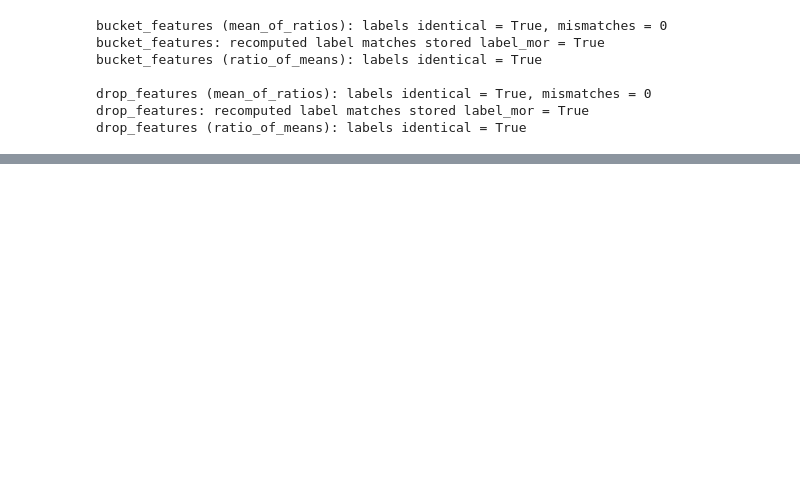
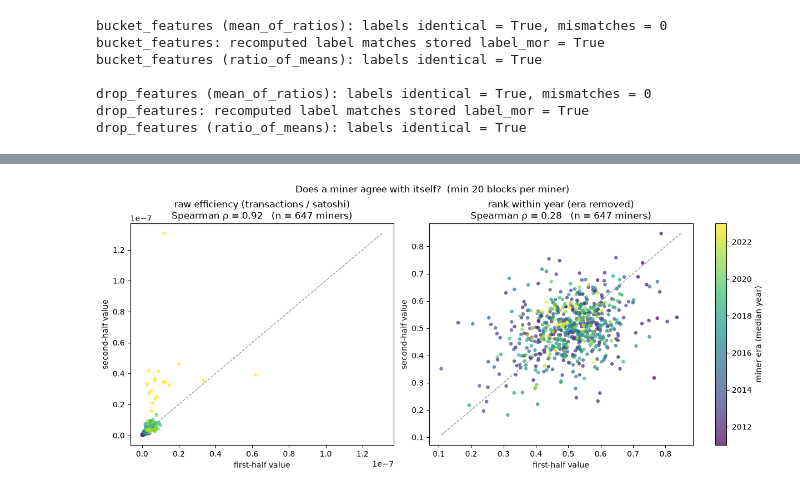
Before and after one commit to Kwokym111/poai_simulation, a Jupyter notebook: src/miner_attribution_preprocess.ipynb, the cells around one changed output, grey strips where cells are left out. Drawn from its saved outputs; the diff is of its cells as text; code cells hidden in the pictures; blank space fills up the shorter version.

Commit message:
investigated and analysed bitcoin block features mainly used for efficiency calculations

```diff
--- a/src/miner_attribution_preprocess.ipynb
+++ b/src/miner_attribution_preprocess.ipynb
@@ -291,6 +291,7 @@ def build_miner_features(data, group_col='miner_group', drop_long_tail=False):
         fee_volatility_real=('total_fee_satoshis', 'std'),
         profitability_real=('total_fee_satoshis', 'sum'),
         last_block_time=('timestamp', 'max'),
+        first_block_time=('timestamp', 'min'),
     ).reset_index().rename(columns={group_col: 'miner_id'})
 
     # match the existing pipeline's profitability adjustment (sum / (blocks_mined + 1))
@@ -1042,0 +1598,38 @@ drop_features.head()
+# %%
+# --- Visualise split-half persistence: one dot = one miner ---
+# x = its mean over its FIRST half of blocks, y = its SECOND half.
+# Colour = the miner's era, so you can see why raw looks tidy and corrected doesn't.
+
+MIN_BLOCKS = 20                         # same sweep values as the table: 20 / 30 / 50 / 100
+work['year_num'] = work['timestamp'].dt.year
+miner_era = work.groupby('miner_group')['year_num'].median()   # one representative year per miner
+
+panels = [
+    ('raw efficiency (transactions / satoshi)', 'block_efficiency'),
+    ('rank within year (era removed)',          'eff_pct_year'),   # swap to 'eff_pct_month' for the monthly version
+]
+
+fig, axes = plt.subplots(1, len(panels), figsize=(12, 5.2), constrained_layout=True)
+
+for ax, (title, col) in zip(axes, panels):
+    halves = split_halves_generic(work, MIN_BLOCKS, col)
+    eras   = miner_era.reindex(halves.index)                   # era of each surviving miner
+    rho, _ = spearmanr(halves['first'], halves['second'])
+
+    sc = ax.scatter(halves['first'], halves['second'],
+                    c=eras, cmap='viridis', s=22, alpha=0.7, edgecolor='none')
+
+    lo = min(halves['first'].min(), halves['second'].min())    # y = x reference line
+    hi = max(halves['first'].max(), halves['second'].max())
+    ax.plot([lo, hi], [lo, hi], color='0.6', ls='--', lw=1, zorder=0)
+
+    ax.set_title(f"{title}\nSpearman ρ = {rho:.2f}   (n = {len(halves)} miners)")
+    ax.set_xlabel('first-half value')
+    ax.set_ylabel('second-half value')
+
+cbar = fig.colorbar(sc, ax=axes, fraction=0.046, pad=0.04)
+cbar.set_label('miner era (median year)')
+fig.suptitle(f'Does a miner agree with itself?  (min {MIN_BLOCKS} blocks per miner)')
+plt.show()
+# %% [output]
+[figure, added]
```
Also changed, not shown: parts of 31 cells of this notebook, 1 other file.
